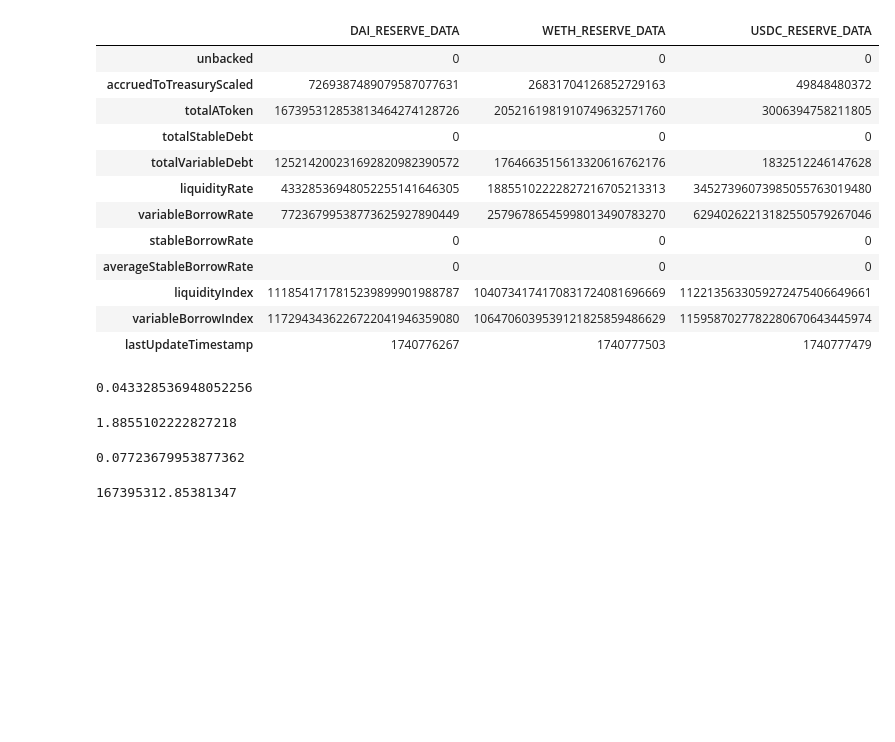
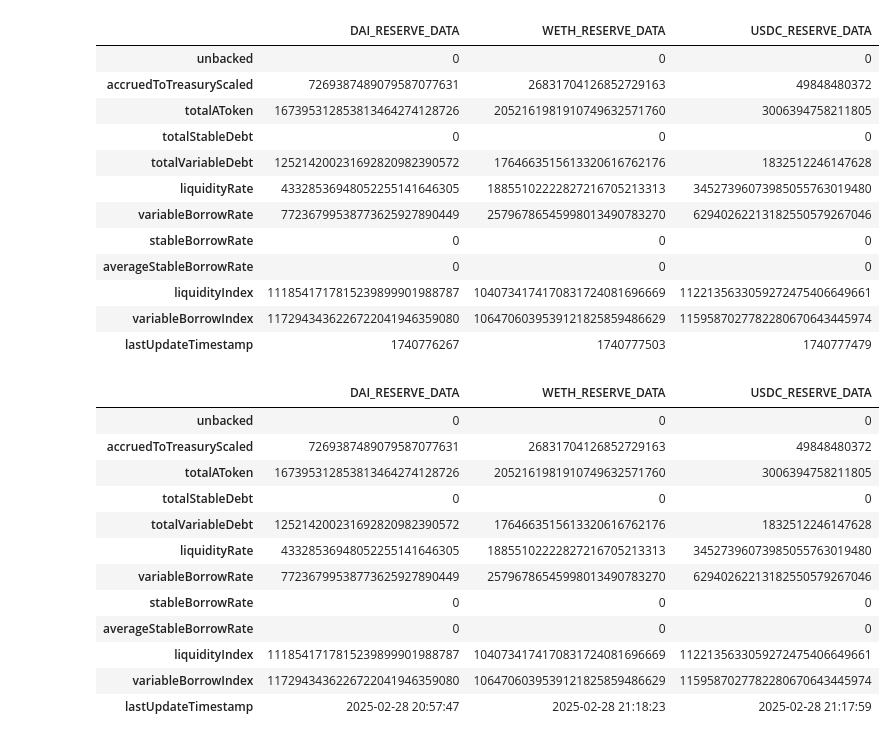
Before and after one commit to Decentralisedme/evm_data_queries_cryo, a Jupyter notebook: Cryo_Exemples.ipynb, the cells around one changed output. Drawn from its saved outputs; the diff is of its cells as text; code cells hidden in the pictures; blank space fills up the shorter version.

Commit message:
df and readable df

```diff
--- a/Cryo_Exemples.ipynb
+++ b/Cryo_Exemples.ipynb
@@ -308,16 +306,22 @@ w=18855102222827216705213313/ 1e27
-# %%
-x
-# %% [output]
-0.043328536948052256
-# %%
-w*100
-# %% [output]
-1.8855102222827218
-# %%
-77236799538773625927890449/ 1e27
-# %% [output]
-0.07723679953877362
 # %%
-167395312853813464274128726/1e18
+readable_df = df
-# %% [output]
-167395312.85381347
+# %%
+readable_df.loc['lastUpdateTimestamp'] = readable_df.loc['lastUpdateTimestamp'].apply(
+    lambda x: datetime.fromtimestamp(x).strftime('%Y-%m-%d %H:%M:%S')
+)
+# %%
+readable_df
+# %% [output]
+|  | DAI_RESERVE_DATA | WETH_RESERVE_DATA | USDC_RESERVE_DATA |
+| unbacked | 0 | 0 | 0 |
+| accruedToTreasuryScaled | 7269387489079587077631 | 26831704126852729163 | 49848480372 |
+| totalAToken | 167395312853813464274128726 | 2052161981910749632571760 | 3006394758211805 |
+| totalStableDebt | 0 | 0 | 0 |
+| totalVariableDebt | 125214200231692820982390572 | 1764663515613320616762176 | 1832512246147628 |
+| liquidityRate | 43328536948052255141646305 | 18855102222827216705213313 | 34527396073985055763019480 |
+| variableBorrowRate | 77236799538773625927890449 | 25796786545998013490783270 | 62940262213182550579267046 |
+| stableBorrowRate | 0 | 0 | 0 |
+| averageStableBorrowRate | 0 | 0 | 0 |
+| liquidityIndex | 1118541717815239899901988787 | 1040734174170831724081696669 | 1122135633059272475406649661 |
+| variableBorrowIndex | 1172943436226722041946359080 | 1064706039539121825859486629 | 1159587027782280670643445974 |
+| lastUpdateTimestamp | 2025-02-28 20:57:47 | 2025-02-28 21:18:23 | 2025-02-28 21:17:59 |
```
Also changed, not shown: parts of 8 cells of this notebook.
